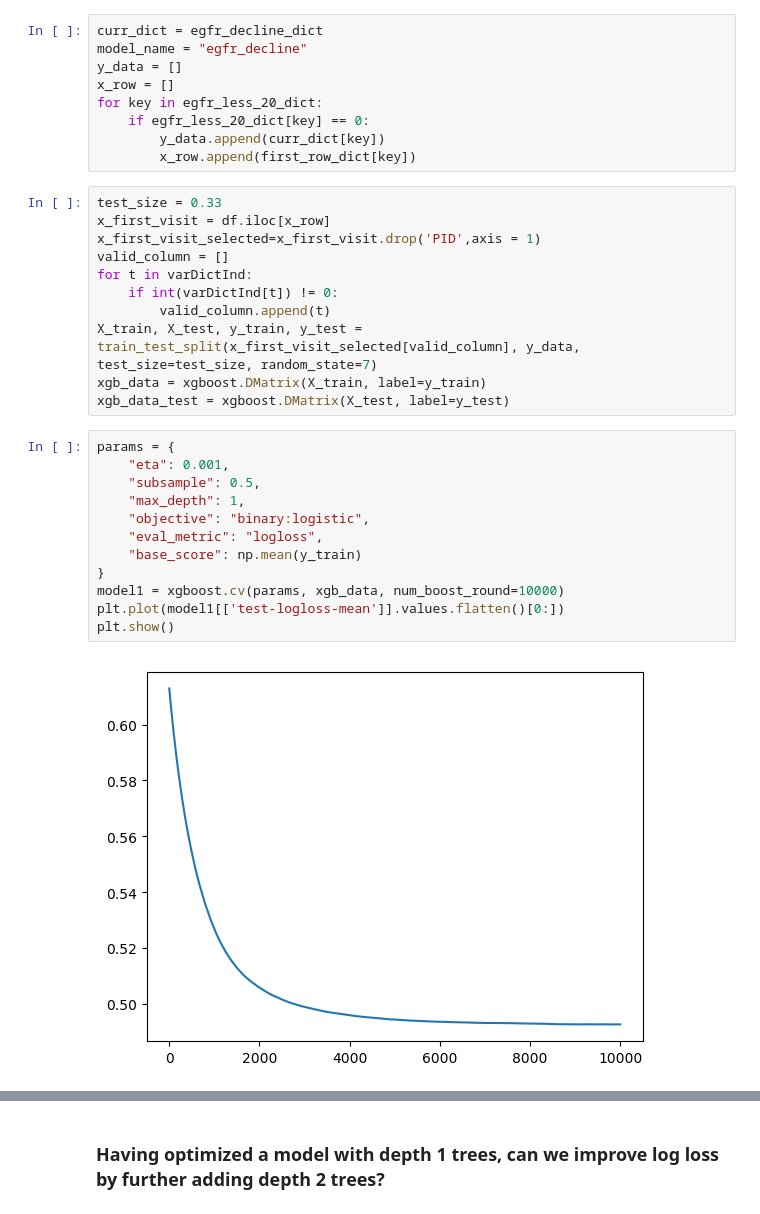
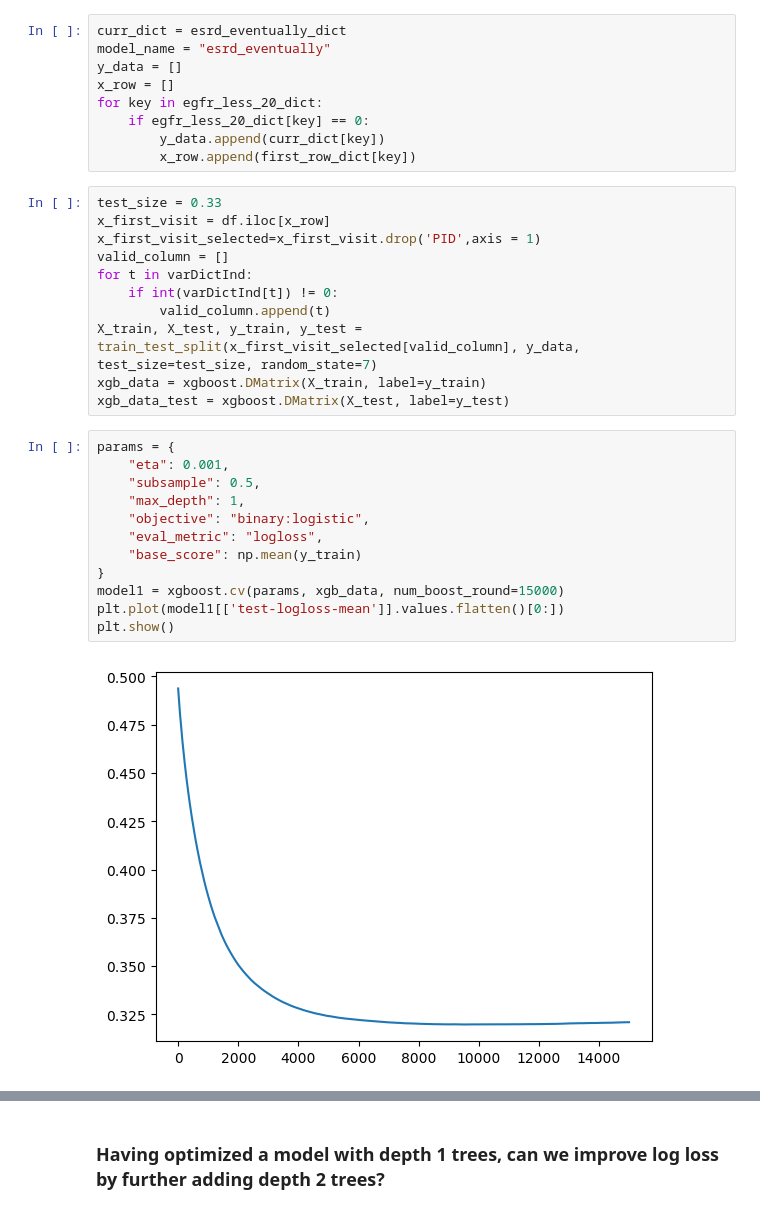
Before and after one commit to ruqianchen/chronic-kidney-disease, a Jupyter notebook: summary.ipynb, the cells around one changed output, grey strips where cells are left out. Cells and saved outputs as stored; diff of their text form.

```diff
--- a/summary.ipynb
+++ b/summary.ipynb
@@ -274,8 +272,8 @@ with open('egfr_decline_dict.pickle', 'rb') as handle:
 # %% [markdown]
 # Preparing training / test data and labels
 # %%
-curr_dict = egfr_decline_dict
-model_name = "egfr_decline"
+curr_dict = esrd_eventually_dict
+model_name = "esrd_eventually"
 y_data = []
 x_row = []
 for key in egfr_less_20_dict:
@@ -296,17 +294,17 @@ xgb_data_test = xgboost.DMatrix(X_test, label=y_test)
 # %%
 params = {
     "eta": 0.001,
     "subsample": 0.5,
     "max_depth": 1,
     "objective": "binary:logistic",
     "eval_metric": "logloss",
     "base_score": np.mean(y_train)
 }
-model1 = xgboost.cv(params, xgb_data, num_boost_round=10000)
+model1 = xgboost.cv(params, xgb_data, num_boost_round=15000)
 plt.plot(model1[['test-logloss-mean']].values.flatten()[0:])
 plt.show()
 # %% [output]
-[figure, old version]
+[figure, new version]
 # %%
 plt.plot(model1[['test-logloss-mean']].values.flatten()[8000:])
 plt.title("starting at 8000 trees")
```
Also changed, not shown: parts of 11 cells of this notebook, 1 other file.
